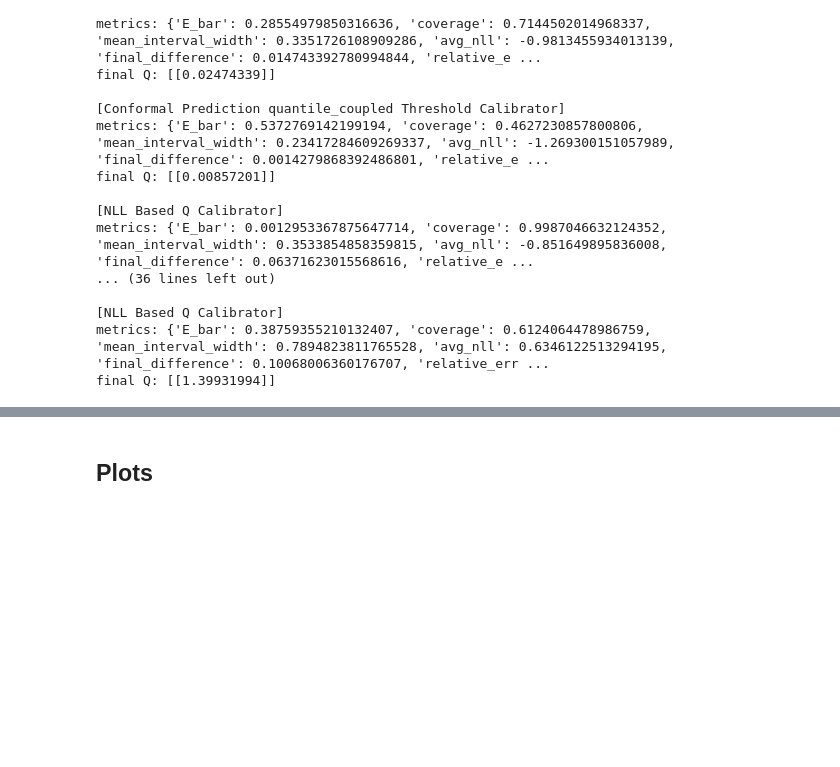
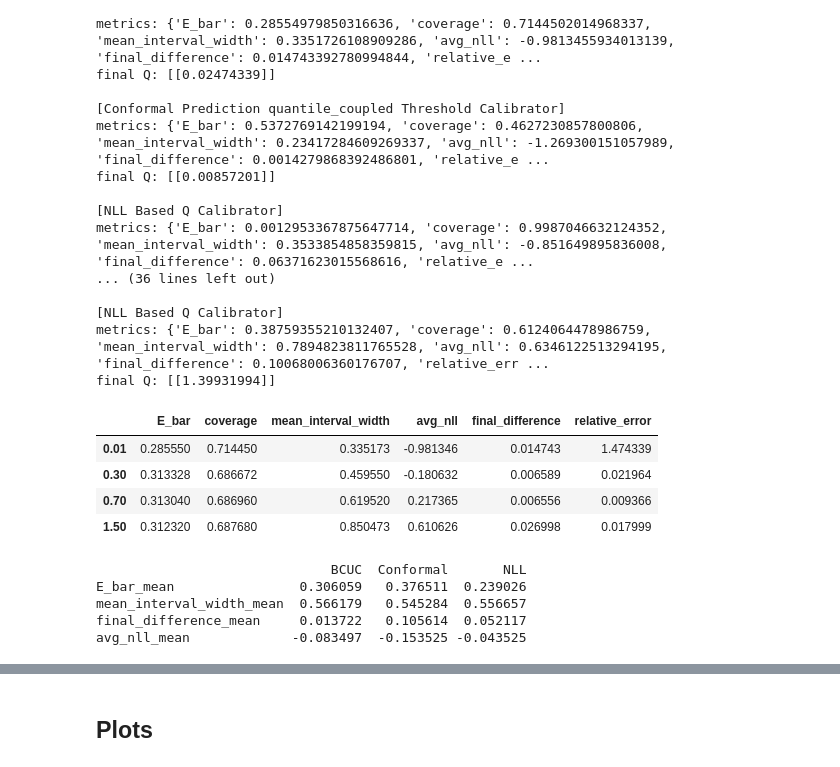
Before and after one commit to LielAzran96/B-CUC, a Jupyter notebook: final_algoritm/Comparison/Comparison.ipynb, the cells around one changed output, grey strips where cells are left out. Cells and saved outputs as stored; diff of their text form; code cells hidden in the pictures; blank space fills up the shorter version.

```diff
--- a/final_algoritm/Comparison/Comparison.ipynb
+++ b/final_algoritm/Comparison/Comparison.ipynb
@@ -139,6 +139,53 @@ metrics: {'E_bar': 0.0012953367875647714, 'coverage': 0.9987046632124352, 'mean_
 [NLL Based Q Calibrator]
 metrics: {'E_bar': 0.38759355210132407, 'coverage': 0.6124064478986759, 'mean_interval_width': 0.7894823811765528, 'avg_nll': 0.6346122513294195, 'final_difference': 0.10068006360176707, 'relative_err ...
 final Q: [[1.39931994]]
+# %%
+import pandas as pd
+metrics_BCUC = pd.DataFrame(metrics_BCUC, index=persons)
+metrics_conformalPred = pd.DataFrame(metrics_conformalPred, index=persons)
+metrics_nll = pd.DataFrame(metrics_nll, index=persons)
+metrics_BCUC
+# %% [output]
+|  | E_bar | coverage | mean_interval_width | avg_nll | final_difference | relative_error |
+| 0.01 | 0.285550 | 0.714450 | 0.335173 | -0.981346 | 0.014743 | 1.474339 |
+| 0.30 | 0.313328 | 0.686672 | 0.459550 | -0.180632 | 0.006589 | 0.021964 |
+| 0.70 | 0.313040 | 0.686960 | 0.619520 | 0.217365 | 0.006556 | 0.009366 |
+| 1.50 | 0.312320 | 0.687680 | 0.850473 | 0.610626 | 0.026998 | 0.017999 |
+# %%
+
+data = {
+    "BCUC": [
+        metrics_BCUC["E_bar"].mean(),
+        metrics_BCUC["mean_interval_width"].mean(),
+        metrics_BCUC["final_difference"].mean(),
+        metrics_BCUC["avg_nll"].mean()
+    ],
+    "Conformal": [
+        metrics_conformalPred["E_bar"].mean(),
+        metrics_conformalPred["mean_interval_width"].mean(),
+        metrics_conformalPred["final_difference"].mean(),
+        metrics_conformalPred["avg_nll"].mean()
+    ],
+    "NLL": [
+        metrics_nll["E_bar"].mean(),
+        metrics_nll["mean_interval_width"].mean(),
+        metrics_nll["final_difference"].mean(),
+        metrics_nll["avg_nll"].mean()
+    ]
+}
+
+df_summary = pd.DataFrame(
+    data,
+    index=["E_bar_mean", "mean_interval_width_mean", "final_difference_mean", "avg_nll_mean"]
+)
+
+print(df_summary)
+# %% [output]
+                              BCUC  Conformal       NLL
+E_bar_mean                0.306059   0.376511  0.239026
+mean_interval_width_mean  0.566179   0.545284  0.556657
+final_difference_mean     0.013722   0.105614  0.052117
+avg_nll_mean             -0.083497  -0.153525 -0.043525
 # %%
 Q_vals_BCUC = [cal.Q_history for cal in calibrators_BCUC]
 Q_vals_conformal= [cal.Q_history for cal in calibrators_conformalPred]
```
Also changed, not shown: parts of 10 cells of this notebook, 8 other files.
